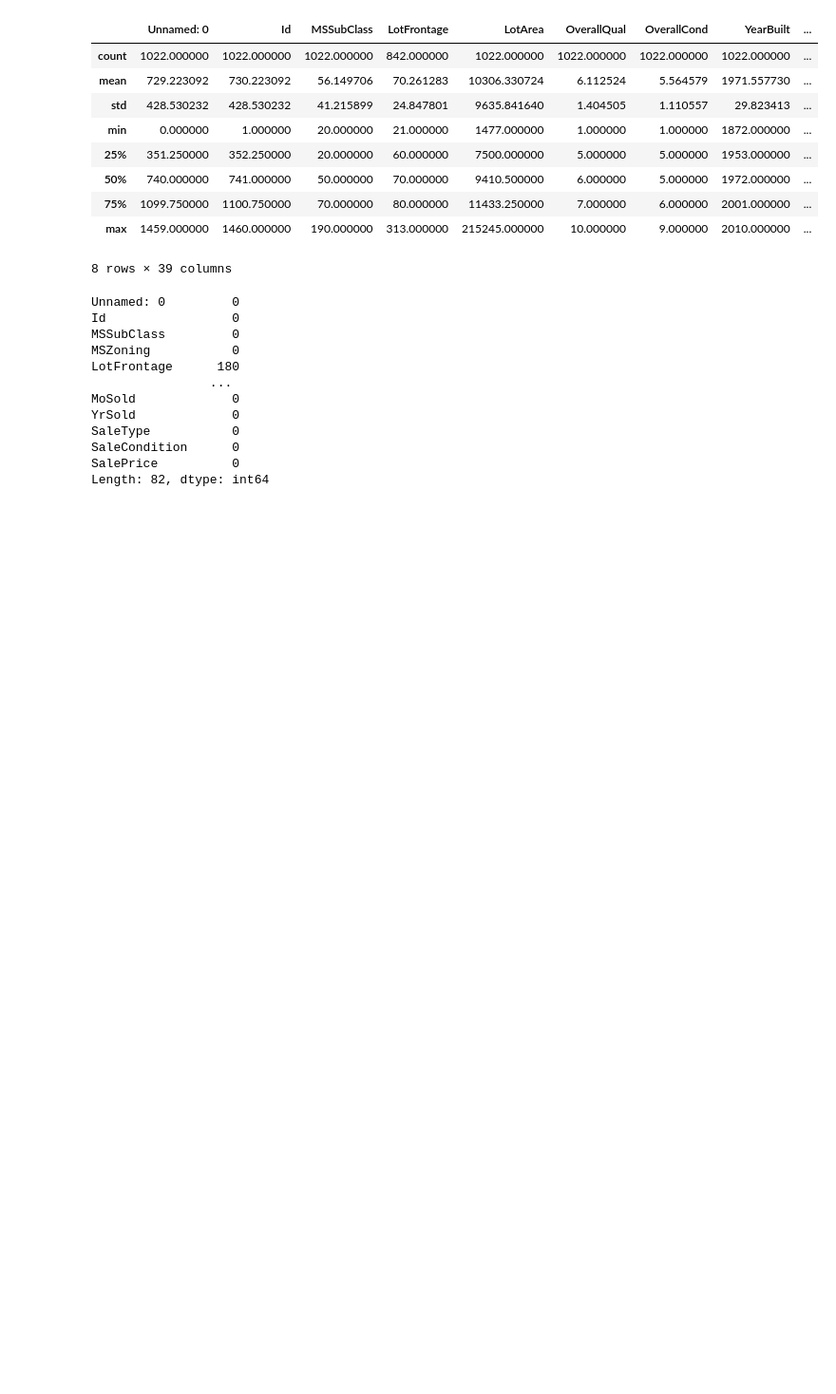
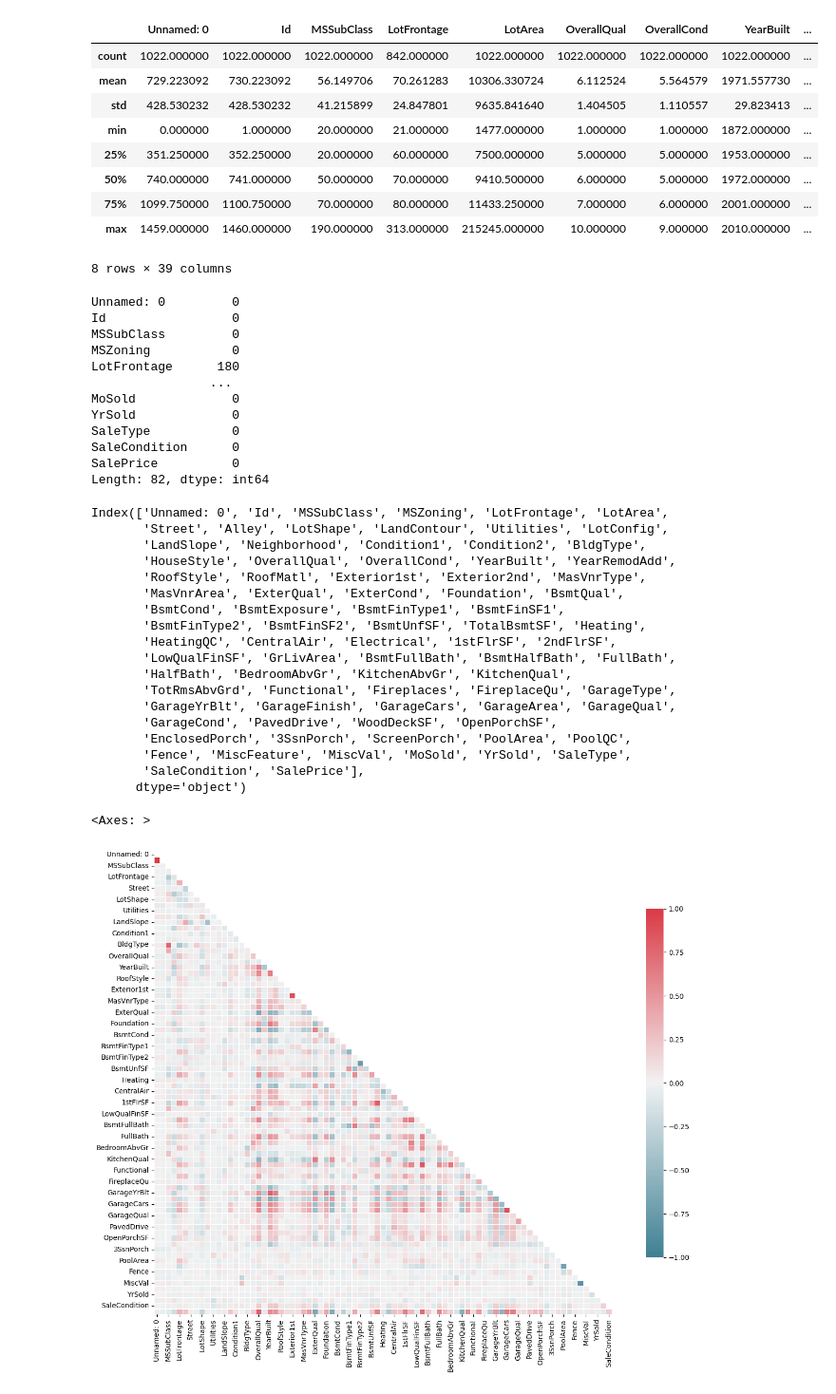
Before and after one commit to ShaunMendes/house_price_prediction, a Jupyter notebook: EDA.ipynb, the cells around one changed output. Shown at 95% size. Saved outputs shown, nothing was run; the diff lists cells and outputs as text; code cells hidden in the pictures; blank space fills up the shorter version.

```diff
--- a/EDA.ipynb
+++ b/EDA.ipynb
@@ -52,26 +52,58 @@ SaleCondition      0
 SalePrice          0
 Length: 82, dtype: int64
 # %%
-# ''' Create a heatmap from the correlation matrix '''
+# # Use feature selection to reduce feature count
+# training_data = reduce_features(data)
 
-# # create a mask to ignore the upper part of the matrix
-# mask = np.zeros_like(data.corr(), dtype=np.bool_)
-# mask[np.triu_indices_from(mask)] = True
+# handle remaining nans: remove/impute
+nan_replacements = create_nan_replacements(data)
+data = fill_nans(data, nan_replacements)
 
-# # Set up the matplotlib figure
-# plt.subplots(figsize=(15, 13))
+# convert categorical features to integers
+label_encoders = create_label_encoders(data)
+training_data = encode_categorical_features(data, label_encoders)
+display(training_data.columns)
 
-# # create a color map
-# color_map = sns.diverging_palette(220, 10, as_cmap=True)
+# create a mask to ignore the upper part of the matrix
+mask = np.zeros_like(training_data.corr(), dtype=np.bool_)
+mask[np.triu_indices_from(mask)] = True
 
-# # display the heat map
-# sns.heatmap(
-#     data.corr(),
-#     mask=mask,
-#     cmap=color_map,
-#     vmax=1,
-#     center=0,
-#     square=True,
-#     linewidths=.5,
-#     cbar_kws={"shrink": .7}
-# )
+# Set up the matplotlib figure
+plt.subplots(figsize=(15, 13))
+
+# create a color map
+color_map = sns.diverging_palette(220, 10, as_cmap=True)
+
+# display the heat map
+sns.heatmap(
+    training_data.corr(),
+    mask=mask,
+    cmap=color_map,
+    vmin=-1,
+    vmax=1,
+    center=0,
+    square=True,
+    linewidths=.5,
+    cbar_kws={"shrink": .7}
+)
+# %% [output]
+Index(['Unnamed: 0', 'Id', 'MSSubClass', 'MSZoning', 'LotFrontage', 'LotArea',
+       'Street', 'Alley', 'LotShape', 'LandContour', 'Utilities', 'LotConfig',
+       'LandSlope', 'Neighborhood', 'Condition1', 'Condition2', 'BldgType',
+       'HouseStyle', 'OverallQual', 'OverallCond', 'YearBuilt', 'YearRemodAdd',
+       'RoofStyle', 'RoofMatl', 'Exterior1st', 'Exterior2nd', 'MasVnrType',
+       'MasVnrArea', 'ExterQual', 'ExterCond', 'Foundation', 'BsmtQual',
+       'BsmtCond', 'BsmtExposure', 'BsmtFinType1', 'BsmtFinSF1',
+       'BsmtFinType2', 'BsmtFinSF2', 'BsmtUnfSF', 'TotalBsmtSF', 'Heating',
+       'HeatingQC', 'CentralAir', 'Electrical', '1stFlrSF', '2ndFlrSF',
+       'LowQualFinSF', 'GrLivArea', 'BsmtFullBath', 'BsmtHalfBath', 'FullBath',
+       'HalfBath', 'BedroomAbvGr', 'KitchenAbvGr', 'KitchenQual',
+       'TotRmsAbvGrd', 'Functional', 'Fireplaces', 'FireplaceQu', 'GarageType',
+       'GarageYrBlt', 'GarageFinish', 'GarageCars', 'GarageArea', 'GarageQual',
+       'GarageCond', 'PavedDrive', 'WoodDeckSF', 'OpenPorchSF',
+       'EnclosedPorch', '3SsnPorch', 'ScreenPorch', 'PoolArea', 'PoolQC',
+       'Fence', 'MiscFeature', 'MiscVal', 'MoSold', 'YrSold', 'SaleType',
+       'SaleCondition', 'SalePrice'],
+      dtype='object')
+<Axes: >
+[figure, added]
```
Also changed, not shown: parts of 2 cells of this notebook, 8 other files.
